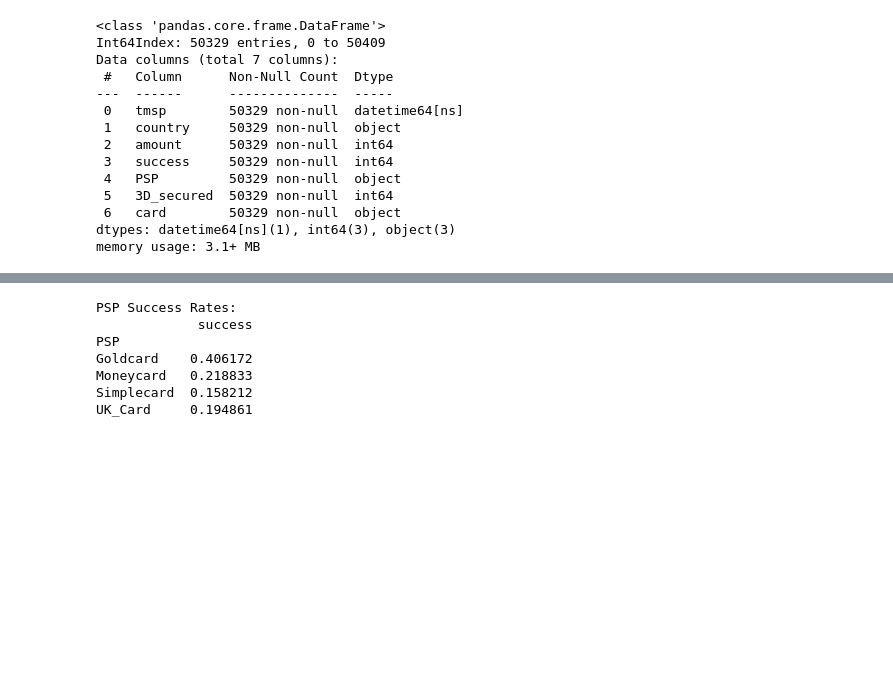
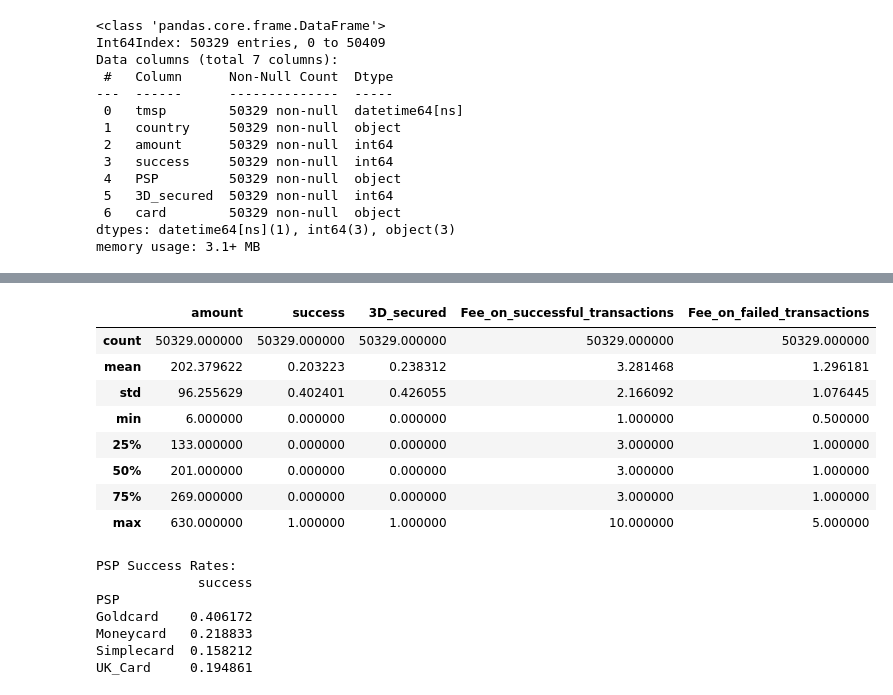
Before and after one commit to DadaNanjesha/CASE_STUDY_MODEL_ENGINEERING, a Jupyter notebook: CRISP.ipynb, the cells around one changed output, grey strips where cells are left out. Drawn from its saved outputs; the diff is of its cells as text; code cells hidden in the pictures; blank space fills up the shorter version.

```diff
--- a/CRISP.ipynb
+++ b/CRISP.ipynb
@@ -114,3 +117,16 @@ max      630.000000      1.000000      1.000000
+# %%
+# Summary Statistics
+data.describe()
+# %% [output]
+|  | amount | success | 3D_secured | Fee_on_successful_transactions | Fee_on_failed_transactions |
+| count | 50329.000000 | 50329.000000 | 50329.000000 | 50329.000000 | 50329.000000 |
+| mean | 202.379622 | 0.203223 | 0.238312 | 3.281468 | 1.296181 |
+| std | 96.255629 | 0.402401 | 0.426055 | 2.166092 | 1.076445 |
+| min | 6.000000 | 0.000000 | 0.000000 | 1.000000 | 0.500000 |
+| 25% | 133.000000 | 0.000000 | 0.000000 | 3.000000 | 1.000000 |
+| 50% | 201.000000 | 0.000000 | 0.000000 | 3.000000 | 1.000000 |
+| 75% | 269.000000 | 0.000000 | 0.000000 | 3.000000 | 1.000000 |
+| max | 630.000000 | 1.000000 | 1.000000 | 10.000000 | 5.000000 |
 # %%
 # List of PSPs and service fees
 psp_fees = pd.DataFrame({
```
Also changed, not shown: parts of 14 cells of this notebook.
